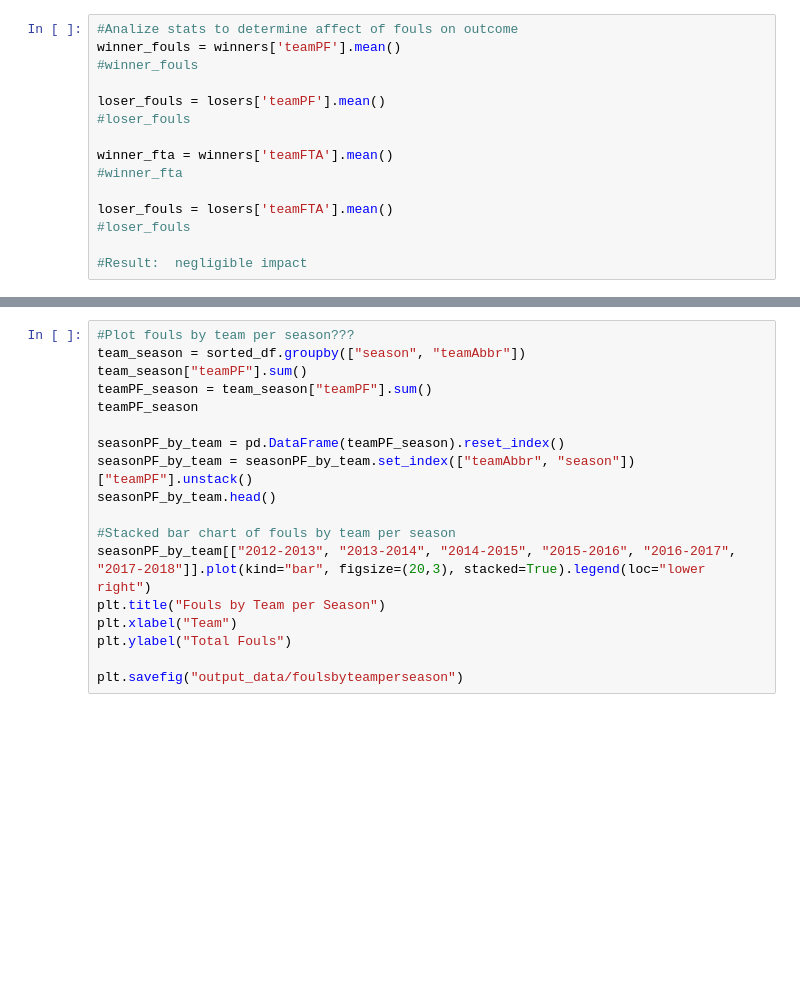
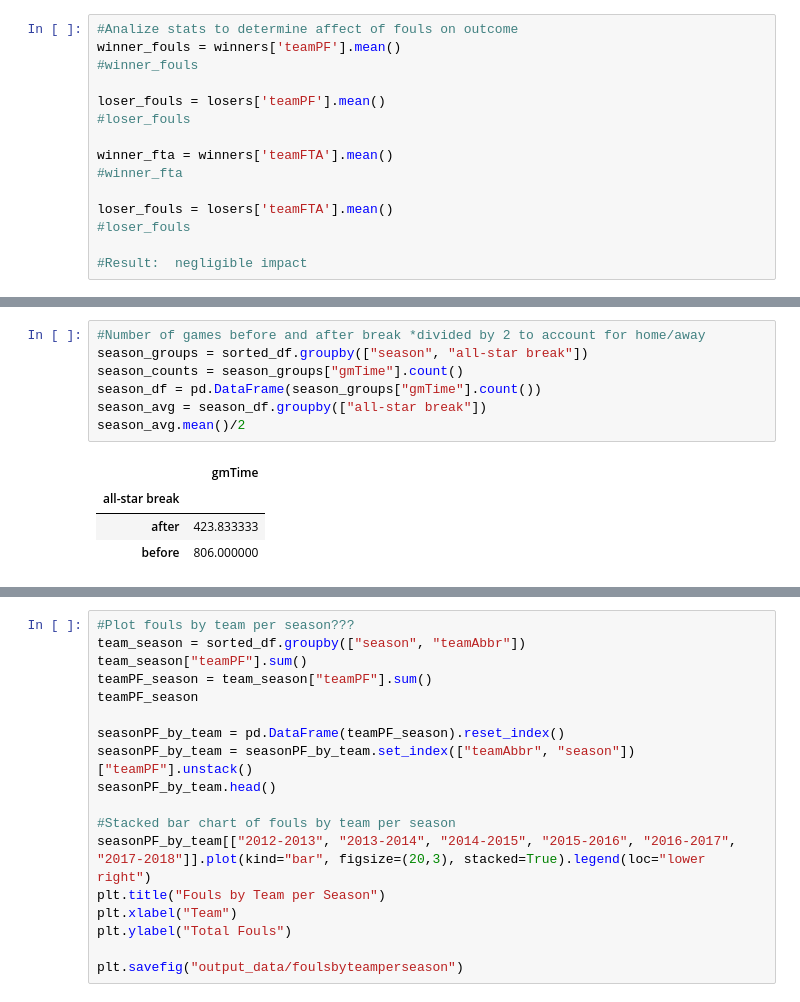
Before and after one commit to carlymckelvy/NBA_fouls, a Jupyter notebook: NBA Foul Call DATA ANALYSIS.ipynb, the cells around one changed output, grey strips where cells are left out. Drawn from its saved outputs; the diff is of its cells as text; blank space fills up the shorter version.

```diff
--- a/NBA Foul Call DATA ANALYSIS.ipynb
+++ b/NBA Foul Call DATA ANALYSIS.ipynb
@@ -148,0 +158,12 @@ plt.savefig("output_data/foulsbyresult")
+# %%
+#Number of games before and after break *divided by 2 to account for home/away
+season_groups = sorted_df.groupby(["season", "all-star break"])
+season_counts = season_groups["gmTime"].count()
+season_df = pd.DataFrame(season_groups["gmTime"].count())
+season_avg = season_df.groupby(["all-star break"])
+season_avg.mean()/2
+# %% [output]
+|  | gmTime |
+| all-star break |  |
+| after | 423.833333 |
+| before | 806.000000 |
```
Also changed, not shown: parts of 8 cells of this notebook.
